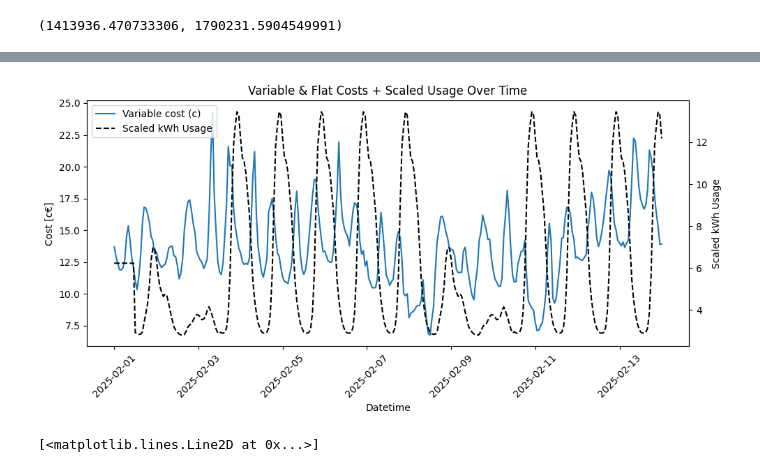
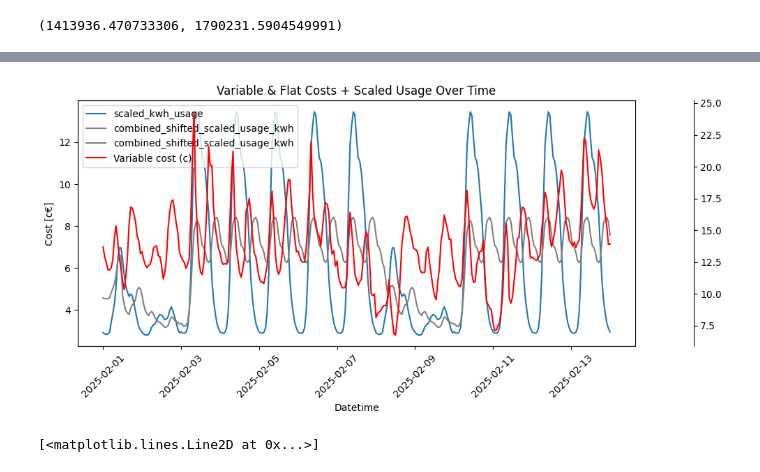
Before and after one commit to NeilSinclair/electricy-model, a Jupyter notebook: data-analysis.ipynb, the cells around one changed output, grey strips where cells are left out. Drawn from its saved outputs; the diff is of its cells as text; code cells hidden in the pictures.

```diff
--- a/data-analysis.ipynb
+++ b/data-analysis.ipynb
@@ -214,0 +314,21 @@ df_usage_and_price
+# %%
+# Group by day of week and calculate mean and std
+df_usage_and_price['hour_of_day'] = df_usage_and_price['datetime'].dt.hour
+
+# Calculate mean and std for each day of week
+daily_stats = df_usage_and_price.groupby('hour_of_day')['scaled_kwh_usage'].agg(['mean', 'std']).reset_index()
+
+# # Order days of week correctly
+#      = ['Monday', 'Tuesday', 'Wednesday', 'Thursday', 'Friday', 'Saturday', 'Sunday']
+# daily_stats['day_of_week'] = pd.Categorical(daily_stats['day_of_week'], categories=day_order, ordered=True)
+# daily_stats = daily_stats.sort_values('day_of_week')
+
+# Create bar plot with error bars
+plt.figure(figsize=(10, 6))
+plt.bar(daily_stats['hour_of_day'], daily_stats['mean'], yerr=daily_stats['std'], capsize=5, alpha=0.7)
+plt.xlabel('Hour of Day')
+plt.ylabel('Average Usage [kWh]')
+plt.title('Usage by Hour of Day (±1 Std Dev)')
+plt.xticks(rotation=45)
+plt.tight_layout()
+plt.show()
@@ -252,9 +442,8 @@ def shift_fraction(df, p: float, shift_steps: int = 12):
 # %%
 df_temp = df_usage_and_price[(df_usage_and_price["datetime"] >= "2025-02-01") & (df_usage_and_price["datetime"] <= "2025-02-14")]
 # df_snippet = scale_usage_for_shifted_electricity(df_temp, ELECTRICITY_SHIFT_PROPORTION)
-df_snippet = shift_fraction(df_temp, ELECTRICITY_SHIFT_PROPORTION)
+df_snippet = shift_fraction(df_temp, ELECTRICITY_SHIFT_PROPORTION, shift_steps=14)
 
-# df_snippet["shifted_usage_scaled"] = df_snippet["shifted_usage"] * BATTERY_INEFFICIENCY_FACTOR
 
 df_snippet["c_total_variable_shifted_cost"] = (
     (df_snippet["combined_shifted_scaled_usage_kwh"] * (df_snippet["c_per_kwh_variable"] + df_snippet["c_fixed_costs_kwh"])) * (1 + TAX_RATE)
@@ -292,31 +472,38 @@ df_snippet["c_total_variable_shifted_cost"].sum(), df_snippet["c_total_variable_
 # %%
 fig, ax1 = plt.subplots(figsize=(10, 5))
 
 # --- Primary axis (left) ---
-ax1.plot(df_snippet["datetime"], df_snippet["c_per_kwh_variable"], label="Variable cost (c)")
+# ax1.plot(df_snippet["datetime"], df_snippet["c_per_kwh_variable"], label="Variable cost (c)")
 # ax1.plot(df_snippet["datetime"], df_snippet["c_total_flat_cost"], label="Total Flat Cost")
-# ax1.plot(df_snippet["datetime"], df_snippet["shifted_usage"], label="Shifted usage")
+ax1.plot(df_snippet["datetime"], df_snippet["scaled_kwh_usage"], label="scaled_kwh_usage")
+ax1.plot(df_snippet["datetime"], df_snippet["combined_shifted_scaled_usage_kwh"], color="grey", label="combined_shifted_scaled_usage_kwh")
+# ax1.plot(df_snippet["datetime"], df_snippet["c_total_variable_shifted_cost"], label="Cost with Shifted Usage")
 
 ax1.set_xlabel("Datetime")
 ax1.set_ylabel("Cost [c€]")
 ax1.tick_params(axis='x', rotation=45)
 
 # --- Secondary axis (right) ---
-ax2 = ax1.twinx()
-ax2.plot(df_snippet["datetime"], df_snippet["combined_shifted_scaled_usage_kwh"], color="black", linestyle="--", label="Scaled kWh Usage")
-# ax2.plot(df_snippet["datetime"], df_snippet["shifted_usage"], color="green", linestyle="--", label="Shifted kWh Usage")
-ax2.set_ylabel("Scaled kWh Usage")
+# ax2 = ax1.twinx()
+# ax2.plot(df_snippet["datetime"], df_snippet["combined_shifted_scaled_usage_kwh"], color="grey", label="combined_shifted_scaled_usage_kwh")
+# # ax2.plot(df_snippet["datetime"], df_snippet["shifted_usage"], color="green", linestyle="--", label="Shifted kWh Usage")
+# ax2.set_ylabel("Scaled kWh Usage")
+
+ax3 = ax1.twinx()
+ax3.spines['right'].set_position(('outward', 60))  # Offset
+ax3.plot(df_snippet["datetime"], df_snippet["c_per_kwh_variable"], label="Variable cost (c)", c="red")
 
 # --- Combined legend ---
 lines_1, labels_1 = ax1.get_legend_handles_labels()
 lines_2, labels_2 = ax2.get_legend_handles_labels()
-ax1.legend(lines_1 + lines_2, labels_1 + labels_2, loc="upper left")
+lines_3, labels_3 = ax3.get_legend_handles_labels()
+ax1.legend(lines_1 + lines_2 + lines_3, labels_1 + labels_2 + labels_3, loc="upper left")
 
 plt.title("Variable & Flat Costs + Scaled Usage Over Time")
 plt.tight_layout()
 plt.show()
 # %% [output]
-[figure, old version]
+[figure, new version]
 # %%
 import numpy as np
 x1 = np.sin(np.arange(0, 10, 0.01))
```
Also changed, not shown: parts of 17 cells of this notebook.
